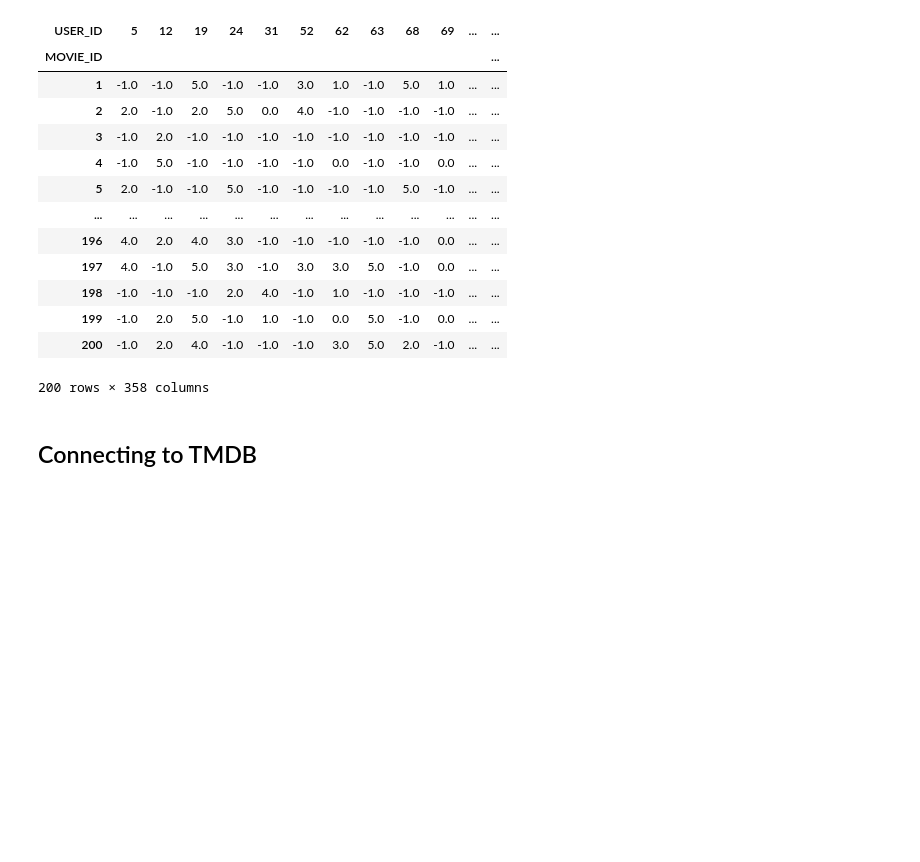
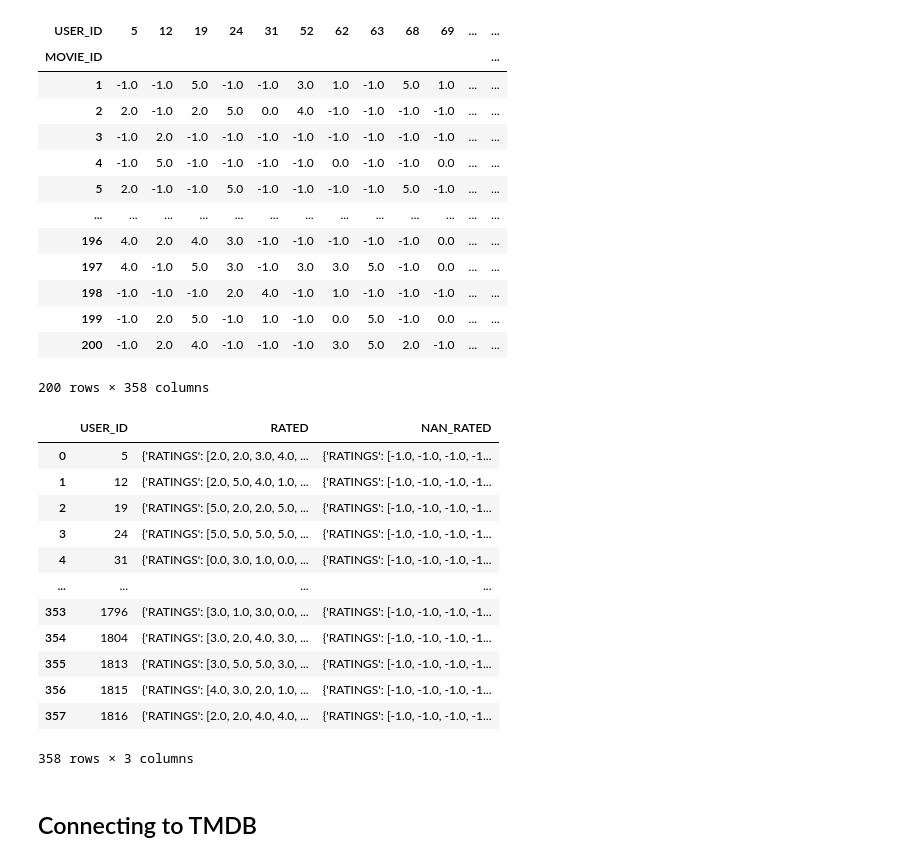
Before and after one commit to brzozio/TUL-Machine-Learning, a Jupyter notebook: src/data_processing.ipynb, the cells around one changed output. Saved outputs shown, nothing was run; the diff lists cells and outputs as text; code cells hidden in the pictures; blank space fills up the shorter version.

Commit message:
Modified .json USER_RATING_DATA file

```diff
--- a/src/data_processing.ipynb
+++ b/src/data_processing.ipynb
@@ -88,3 +98,20 @@ for user_id in pivot_data.columns:
+# %%
+test = pd.read_json(json_path + '\\USER_RATING_DATA.json')
+test
+# %% [output]
+|  | USER_ID | RATED | NAN_RATED |
+| 0 | 5 | {'RATINGS': [2.0, 2.0, 3.0, 4.0, ... | {'RATINGS': [-1.0, -1.0, -1.0, -1... |
+| 1 | 12 | {'RATINGS': [2.0, 5.0, 4.0, 1.0, ... | {'RATINGS': [-1.0, -1.0, -1.0, -1... |
+| 2 | 19 | {'RATINGS': [5.0, 2.0, 2.0, 5.0, ... | {'RATINGS': [-1.0, -1.0, -1.0, -1... |
+| 3 | 24 | {'RATINGS': [5.0, 5.0, 5.0, 5.0, ... | {'RATINGS': [-1.0, -1.0, -1.0, -1... |
+| 4 | 31 | {'RATINGS': [0.0, 3.0, 1.0, 0.0, ... | {'RATINGS': [-1.0, -1.0, -1.0, -1... |
+| ... | ... | ... | ... |
+| 353 | 1796 | {'RATINGS': [3.0, 1.0, 3.0, 0.0, ... | {'RATINGS': [-1.0, -1.0, -1.0, -1... |
+| 354 | 1804 | {'RATINGS': [3.0, 2.0, 4.0, 3.0, ... | {'RATINGS': [-1.0, -1.0, -1.0, -1... |
+| 355 | 1813 | {'RATINGS': [3.0, 5.0, 5.0, 3.0, ... | {'RATINGS': [-1.0, -1.0, -1.0, -1... |
+| 356 | 1815 | {'RATINGS': [4.0, 3.0, 2.0, 1.0, ... | {'RATINGS': [-1.0, -1.0, -1.0, -1... |
+| 357 | 1816 | {'RATINGS': [2.0, 2.0, 4.0, 4.0, ... | {'RATINGS': [-1.0, -1.0, -1.0, -1... |
+358 rows × 3 columns
 # %% [markdown]
 ## Connecting to TMDB
 # %%
```
Also changed, not shown: parts of 4 cells of this notebook, 1 other file.
